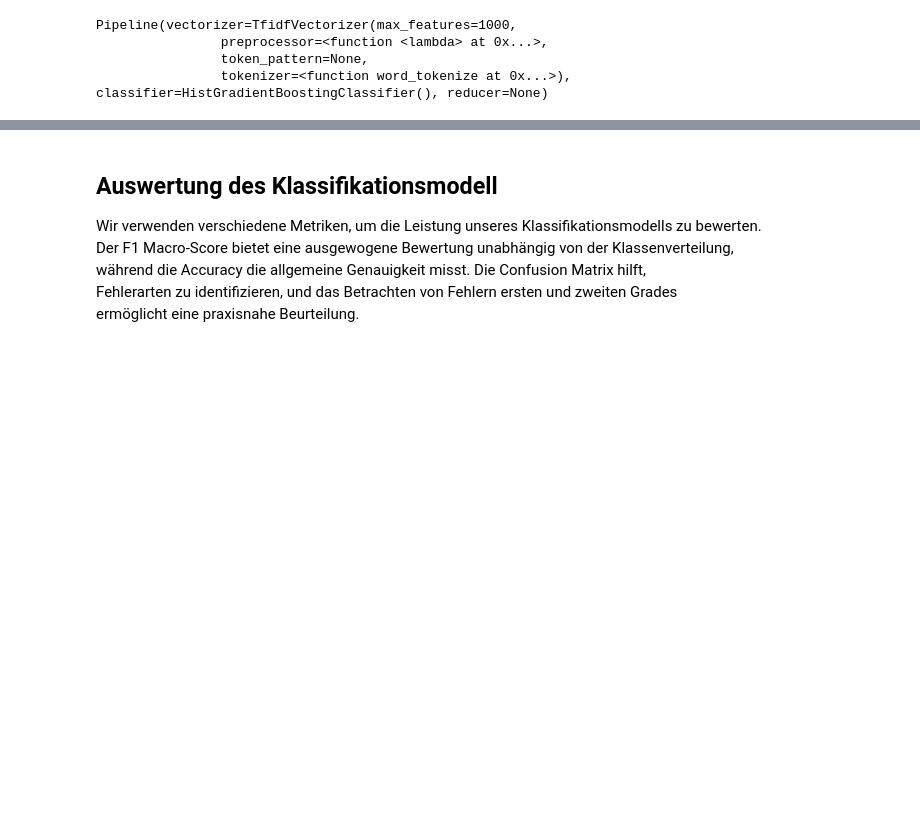
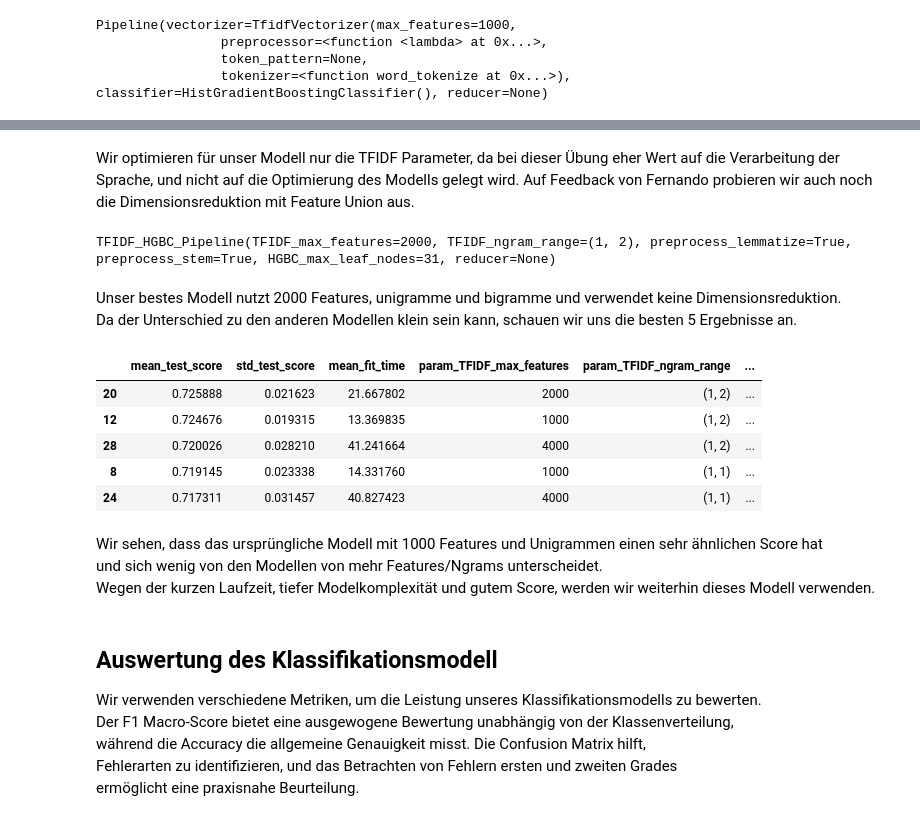
Before and after one commit to florinbarbisch/npr-mc1-text-classification, a Jupyter notebook: Model2_TFIDF_HGBC.ipynb, the cells around one changed output, grey strips where cells are left out. Saved outputs shown, nothing was run; the diff lists cells and outputs as text; code cells hidden in the pictures; blank space fills up the shorter version.

Commit message:
add hparam optimization tfidf-hgbc

```diff
--- a/Model2_TFIDF_HGBC.ipynb
+++ b/Model2_TFIDF_HGBC.ipynb
@@ -321,3 +428,62 @@ Deswegen haben wir diesen Ansatz nicht mehr verfolgt.
+# %% [markdown]
+Wir optimieren für unser Modell nur die TFIDF Parameter, da bei dieser Übung eher Wert auf die Verarbeitung der Sprache, und nicht auf die Optimierung des Modells gelegt wird. Auf Feedback von Fernando probieren wir auch noch die Dimensionsreduktion mit Feature Union aus.
+# %%
+hparam_grid = {
+    "TFIDF_max_features": [300, 1000, 2000, 4000],
+    "TFIDF_ngram_range": [(1, 1), (1, 2)],
+    "preprocess_lemmatize": [True],
+    "preprocess_stem": [True],
+    "HGBC_max_leaf_nodes": [31],
+    "reducer": [
+        None,
+        sklearn.decomposition.PCA(n_components=2),
+        sklearn.decomposition.NMF(n_components=2),
+        FeatureUnion(
+            [("PCA", sklearn.decomposition.PCA(n_components=2)), ("NMF", sklearn.decomposition.NMF(n_components=2))]
+        ),
+    ],
+}
+
+grid_search = GridSearchCV(
+    estimator=TFIDF_HGBC_Pipeline(),
+    param_grid=hparam_grid,
+    scoring="f1_macro",
+    n_jobs=8,
+    cv=5,
+    verbose=0,
+)
+TFIDF_HGBC_gridsearch = grid_search.fit(X_train, y_train)
+TFIDF_HGBC_gridsearch.best_estimator_
+# %% [output]
+TFIDF_HGBC_Pipeline(TFIDF_max_features=2000, TFIDF_ngram_range=(1, 2), preprocess_lemmatize=True, preprocess_stem=True, HGBC_max_leaf_nodes=31, reducer=None)
+# %% [markdown]
+Unser bestes Modell nutzt 2000 Features, unigramme und bigramme und verwendet keine Dimensionsreduktion. <br>
+Da der Unterschied zu den anderen Modellen klein sein kann, schauen wir uns die besten 5 Ergebnisse an.
+# %%
+results = pd.DataFrame(grid_search.cv_results_).sort_values(by="rank_test_score")
+results[
+    [
+        "mean_test_score",
+        "std_test_score",
+        "mean_fit_time",
+        "param_TFIDF_max_features",
+        "param_TFIDF_ngram_range",
+        "param_preprocess_lemmatize",
+        "param_preprocess_stem",
+        "param_HGBC_max_leaf_nodes",
+        "param_reducer",
+    ]
+].head(5)
+# %% [output]
+|  | mean_test_score | std_test_score | mean_fit_time | param_TFIDF_max_features | param_TFIDF_ngram_range | ... |
+| 20 | 0.725888 | 0.021623 | 21.667802 | 2000 | (1, 2) | ... |
+| 12 | 0.724676 | 0.019315 | 13.369835 | 1000 | (1, 2) | ... |
+| 28 | 0.720026 | 0.028210 | 41.241664 | 4000 | (1, 2) | ... |
+| 8 | 0.719145 | 0.023338 | 14.331760 | 1000 | (1, 1) | ... |
+| 24 | 0.717311 | 0.031457 | 40.827423 | 4000 | (1, 1) | ... |
+# %% [markdown]
+Wir sehen, dass das ursprüngliche Modell mit 1000 Features und Unigrammen einen sehr ähnlichen Score hat <br>und sich wenig von den Modellen von mehr Features/Ngrams unterscheidet. <br>
+Wegen der kurzen Laufzeit, tiefer Modelkomplexität und gutem Score, werden wir weiterhin dieses Modell verwenden.
 # %% [markdown]
 ## Auswertung des Klassifikationsmodell
 
```
Also changed, not shown: parts of 6 cells of this notebook.
